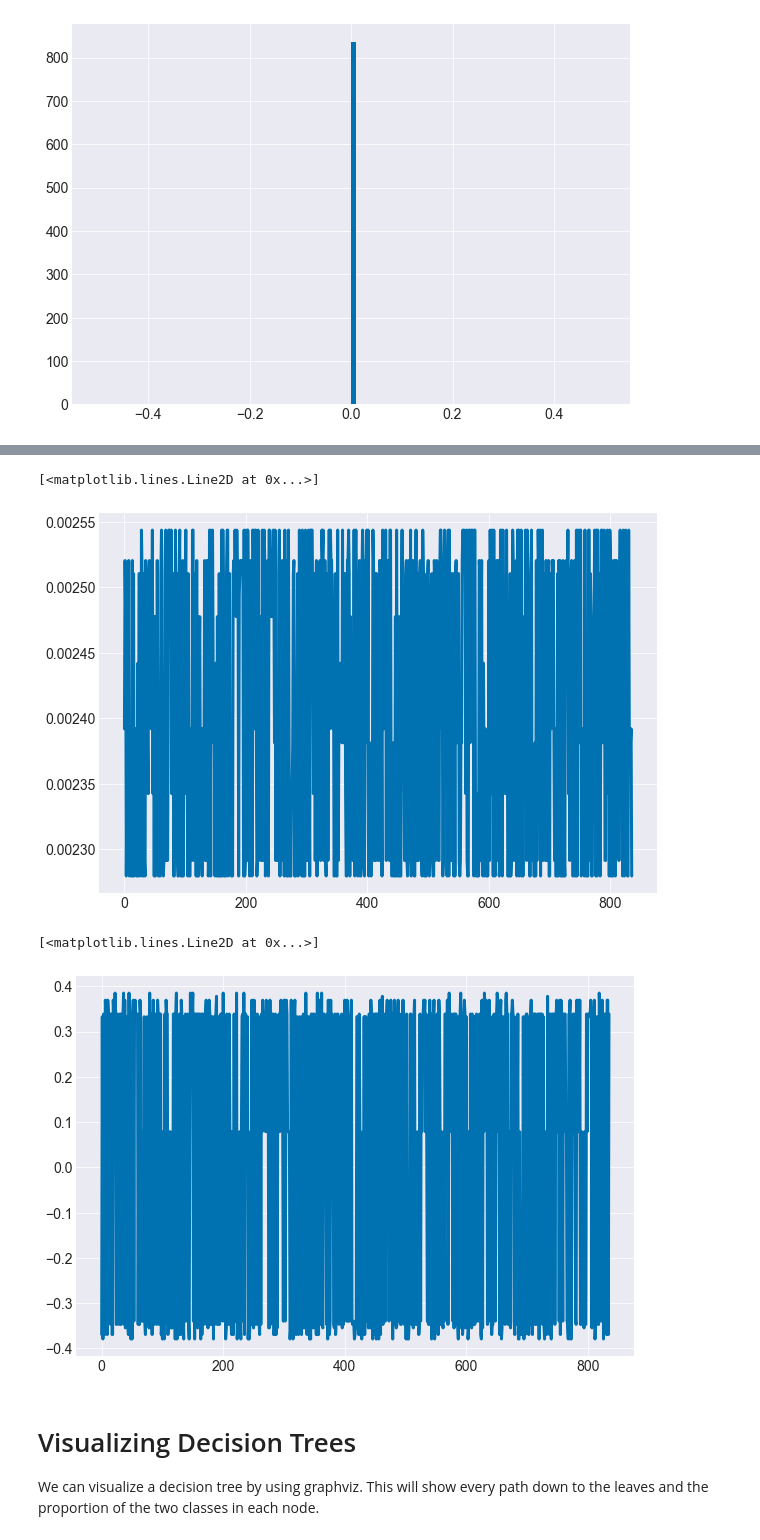
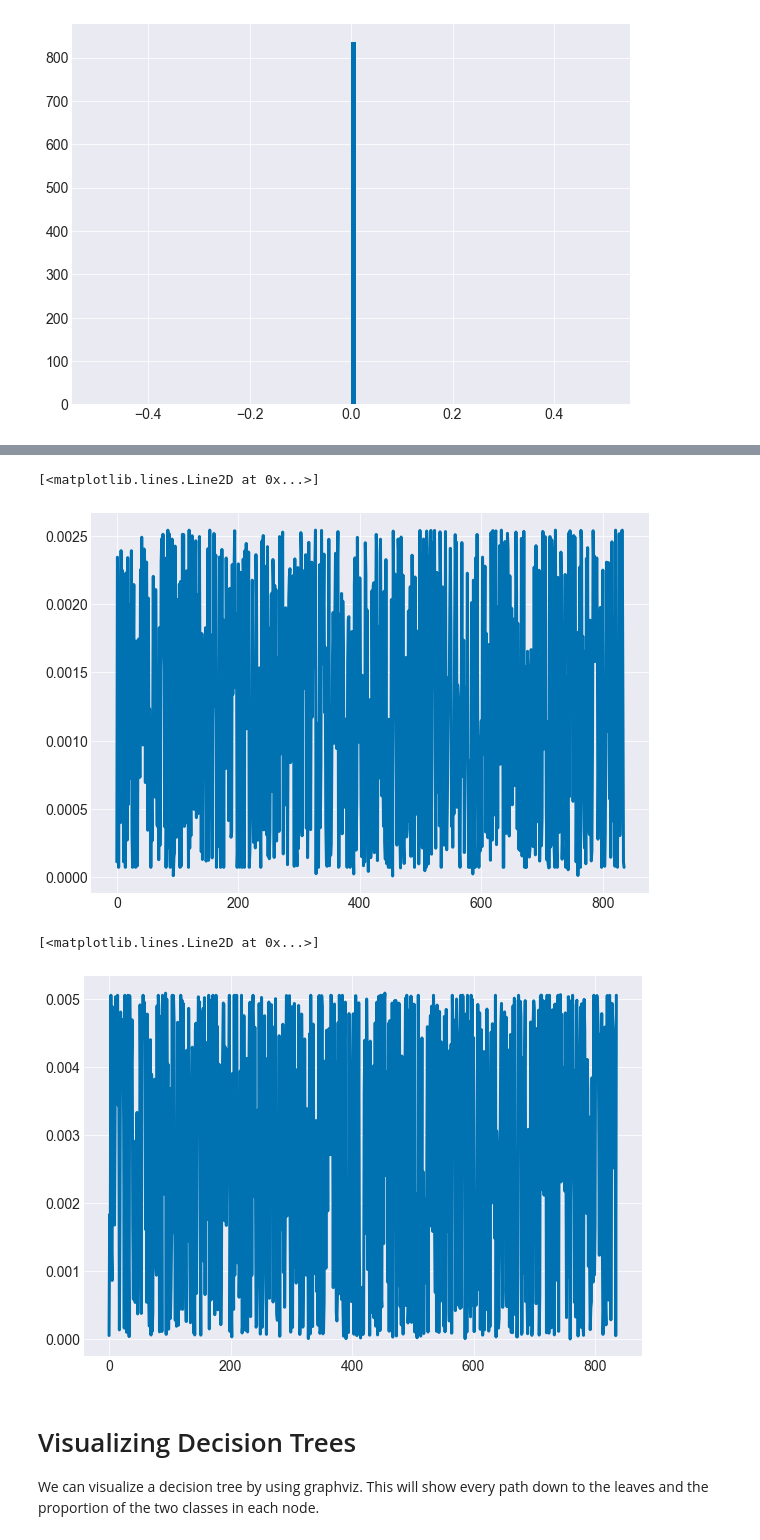
Before and after one commit to rpb/interpreting-decision-trees-and-random-forests, a Jupyter notebook: Blog Code-GBT.ipynb, the cells around one changed output, grey strips where cells are left out. Cells and saved outputs as stored; diff of their text form; code cells hidden in the pictures.

```diff
--- a/Blog Code-GBT.ipynb
+++ b/Blog Code-GBT.ipynb
@@ -174,9 +175,9 @@ RandomForestRegressor(bootstrap=True, criterion='mse', max_depth=3,
            min_weight_fraction_leaf=0.0, n_estimators=100, n_jobs=1,
            oob_score=False, random_state=0, verbose=0, warm_start=False)
 # %%
-gbt_bin_clf = GradientBoostingClassifier(max_depth=2, n_estimators=5, random_state=0)
+gbt_bin_clf = GradientBoostingClassifier(max_depth=3, n_estimators=500, random_state=0)
 gbt_bin_clf.fit(X_train, y_train_bin_clf)
-gbt_reg = GradientBoostingRegressor(max_depth=2, n_estimators=5, random_state = 0)
+gbt_reg = GradientBoostingRegressor(max_depth=3, n_estimators=500, random_state = 0)
 gbt_reg.fit(X_train, y_train_reg)
 # %% [output]
 GradientBoostingRegressor(alpha=0.9, criterion='friedman_mse', init=None,
@@ -298,12 +299,12 @@ plt.hist(gbt_bin_clf_orig_proba[:, 1]-expit(gbt_bin_clf_pred), np.linspace(-0.5,
 plt.plot(gbt_bin_clf_orig_proba[:, 1]-expit(gbt_bin_clf_pred2))
 # %% [output]
 [<matplotlib.lines.Line2D at 0x...>]
-[figure, old version]
+[figure, new version]
 # %%
-plt.plot(gbt_bin_clf_orig_proba[:, 1]-expit(gbt_bin_clf_pred))
+plt.plot((gbt_bin_clf_orig_proba[:, 1]-expit(gbt_bin_clf_pred2))/(gbt_bin_clf_orig_proba[:, 1]+expit(gbt_bin_clf_pred2)))
 # %% [output]
 [<matplotlib.lines.Line2D at 0x...>]
-[figure, old version]
+[figure, new version]
 # %% [markdown]
 # Visualizing Decision Trees
 We can visualize a decision tree by using graphviz. This will show every path down to the leaves and the proportion of the two classes in each node.
```
Also changed, not shown: parts of 34 cells of this notebook, 1 other file.
